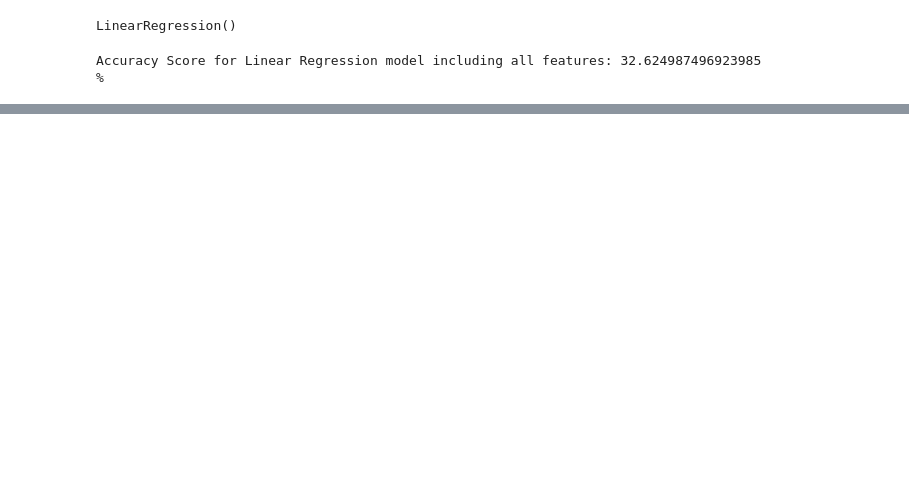
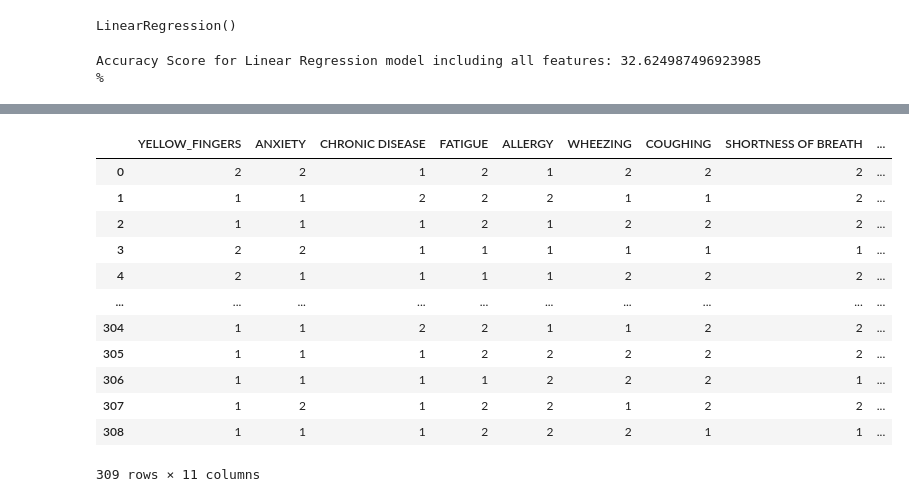
Before and after one commit to brojas12/Group_Project_4, a Jupyter notebook: Lung_Cancer_ML_Model.ipynb, the cells around one changed output, grey strips where cells are left out. Saved outputs shown, nothing was run; the diff lists cells and outputs as text; code cells hidden in the pictures; blank space fills up the shorter version.

```diff
--- a/Lung_Cancer_ML_Model.ipynb
+++ b/Lung_Cancer_ML_Model.ipynb
@@ -189,0 +290,21 @@ Accuracy Score for Linear Regression model including all features: 32.6249874969
+# %%
+# Pick out the columns needed for the Symptomatic Features
+symptomatic_features = ['YELLOW_FINGERS', 'ANXIETY', 'CHRONIC DISEASE', 'FATIGUE ', 'ALLERGY ', 'WHEEZING', 'COUGHING', 'SHORTNESS OF BREATH', 'SWALLOWING DIFFICULTY', 'CHEST PAIN']
+# %%
+# Create a a DataFrame for the Symptomatic Features
+symptomatic_features_df = lung_cancer_df[np.append(symptomatic_features,'LUNG_CANCER')].copy()
+symptomatic_features_df
+# %% [output]
+|  | YELLOW_FINGERS | ANXIETY | CHRONIC DISEASE | FATIGUE | ALLERGY | WHEEZING | COUGHING | SHORTNESS OF BREATH | ... |
+| 0 | 2 | 2 | 1 | 2 | 1 | 2 | 2 | 2 | ... |
+| 1 | 1 | 1 | 2 | 2 | 2 | 1 | 1 | 2 | ... |
+| 2 | 1 | 1 | 1 | 2 | 1 | 2 | 2 | 2 | ... |
+| 3 | 2 | 2 | 1 | 1 | 1 | 1 | 1 | 1 | ... |
+| 4 | 2 | 1 | 1 | 1 | 1 | 2 | 2 | 2 | ... |
+| ... | ... | ... | ... | ... | ... | ... | ... | ... | ... |
+| 304 | 1 | 1 | 2 | 2 | 1 | 1 | 2 | 2 | ... |
+| 305 | 1 | 1 | 1 | 2 | 2 | 2 | 2 | 2 | ... |
+| 306 | 1 | 1 | 1 | 1 | 2 | 2 | 2 | 1 | ... |
+| 307 | 1 | 2 | 1 | 2 | 2 | 1 | 2 | 2 | ... |
+| 308 | 1 | 1 | 1 | 2 | 2 | 2 | 1 | 1 | ... |
+309 rows × 11 columns
```
Also changed, not shown: parts of 23 cells of this notebook.
